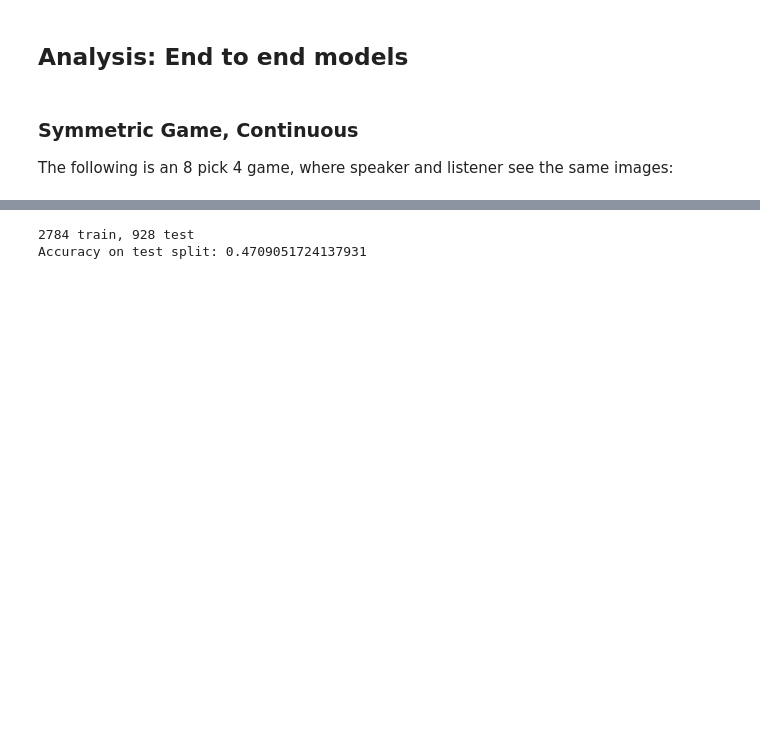
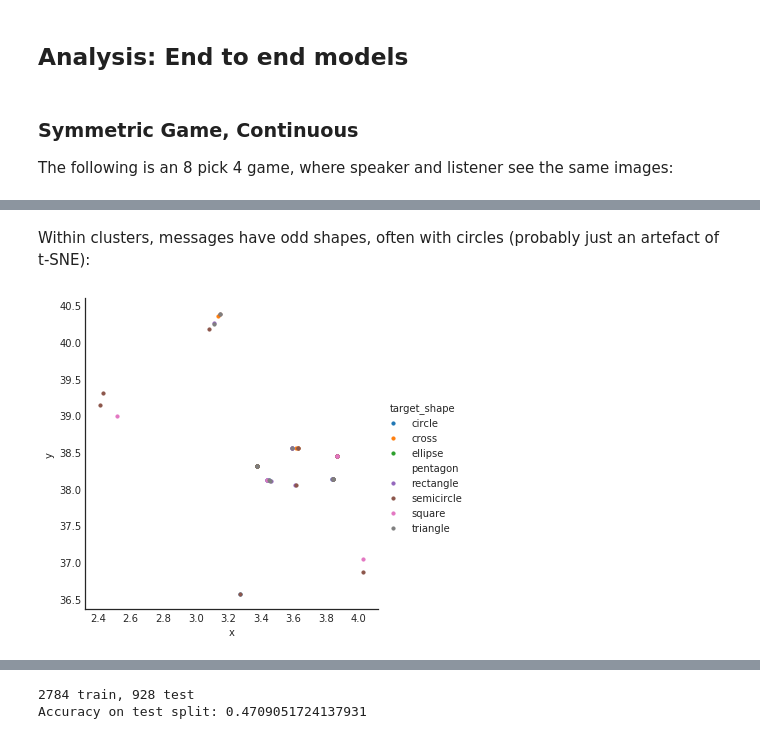
Before and after one commit to jayelm/rnn-syn, a Jupyter notebook: rnn-syn.ipynb, the cells around one changed output, grey strips where cells are left out. Cells and saved outputs as stored; diff of their text form; code cells hidden in the pictures; blank space fills up the shorter version.

```diff
--- a/rnn-syn.ipynb
+++ b/rnn-syn.ipynb
@@ -156,0 +202,2 @@ Exact accuracy: 1.0
+# %%
+msgs['cluster'] = kmeans(msgs, 71)
@@ -156,0 +213,7 @@ Exact accuracy: 1.0
+# %% [markdown]
+Within clusters, messages have odd shapes, often with circles (probably just an artefact of t-SNE):
+# %%
+# TODO: Remove unused categories
+plot2d(msgs[msgs.cluster == 1], hue='target_shape', alpha=1)
+# %% [output]
+[figure, added]
```
Also changed, not shown: parts of 15 cells of this notebook.
